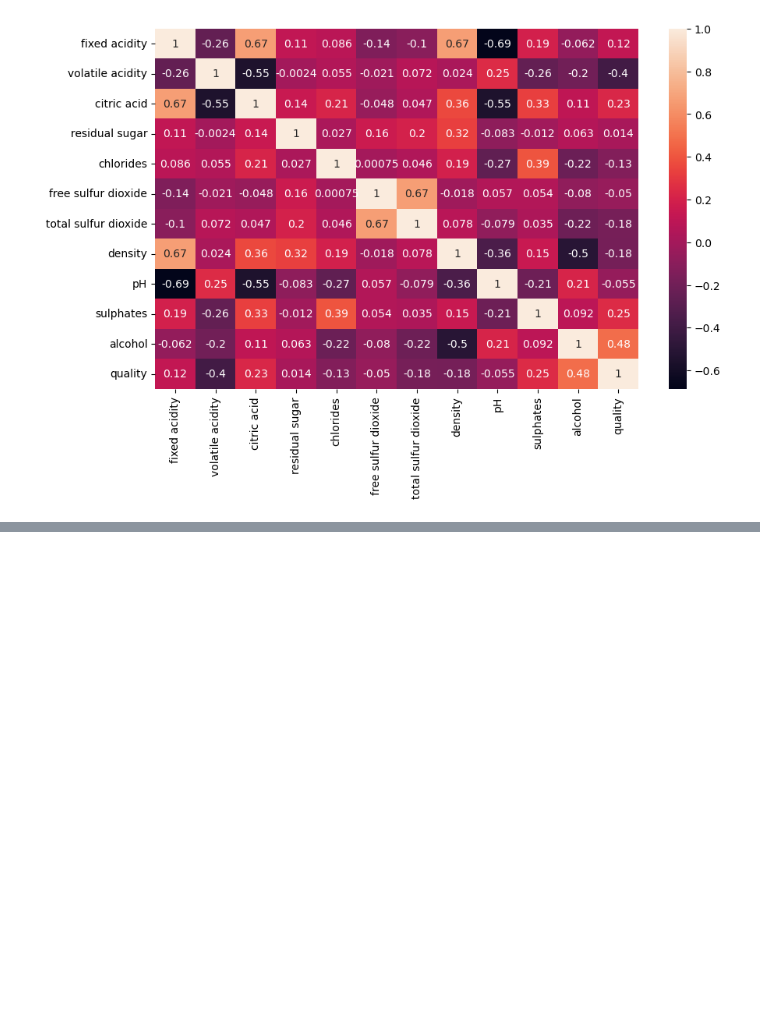
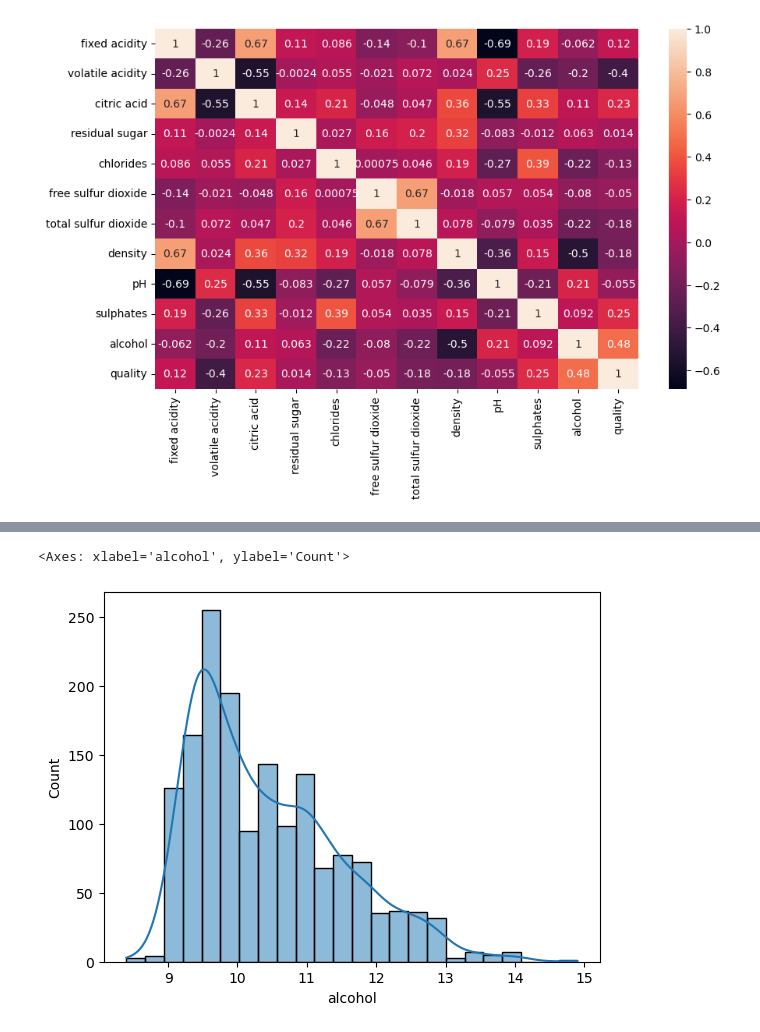
Before and after one commit to awais4212/Data-Science-Basics, a Jupyter notebook: Featured Engineering/EDA.ipynb, the cells around one changed output, grey strips where cells are left out. Drawn from its saved outputs; the diff is of its cells as text; code cells hidden in the pictures; blank space fills up the shorter version.

```diff
--- a/Featured Engineering/EDA.ipynb
+++ b/Featured Engineering/EDA.ipynb
@@ -108,0 +139,5 @@ df.quality.value_counts().plot(kind='bar')
+# %%
+sns.histplot(df['alcohol'],kde=True)
+# %% [output]
+<Axes: xlabel='alcohol', ylabel='Count'>
+[figure, added]
```
Also changed, not shown: parts of 6 cells of this notebook.
